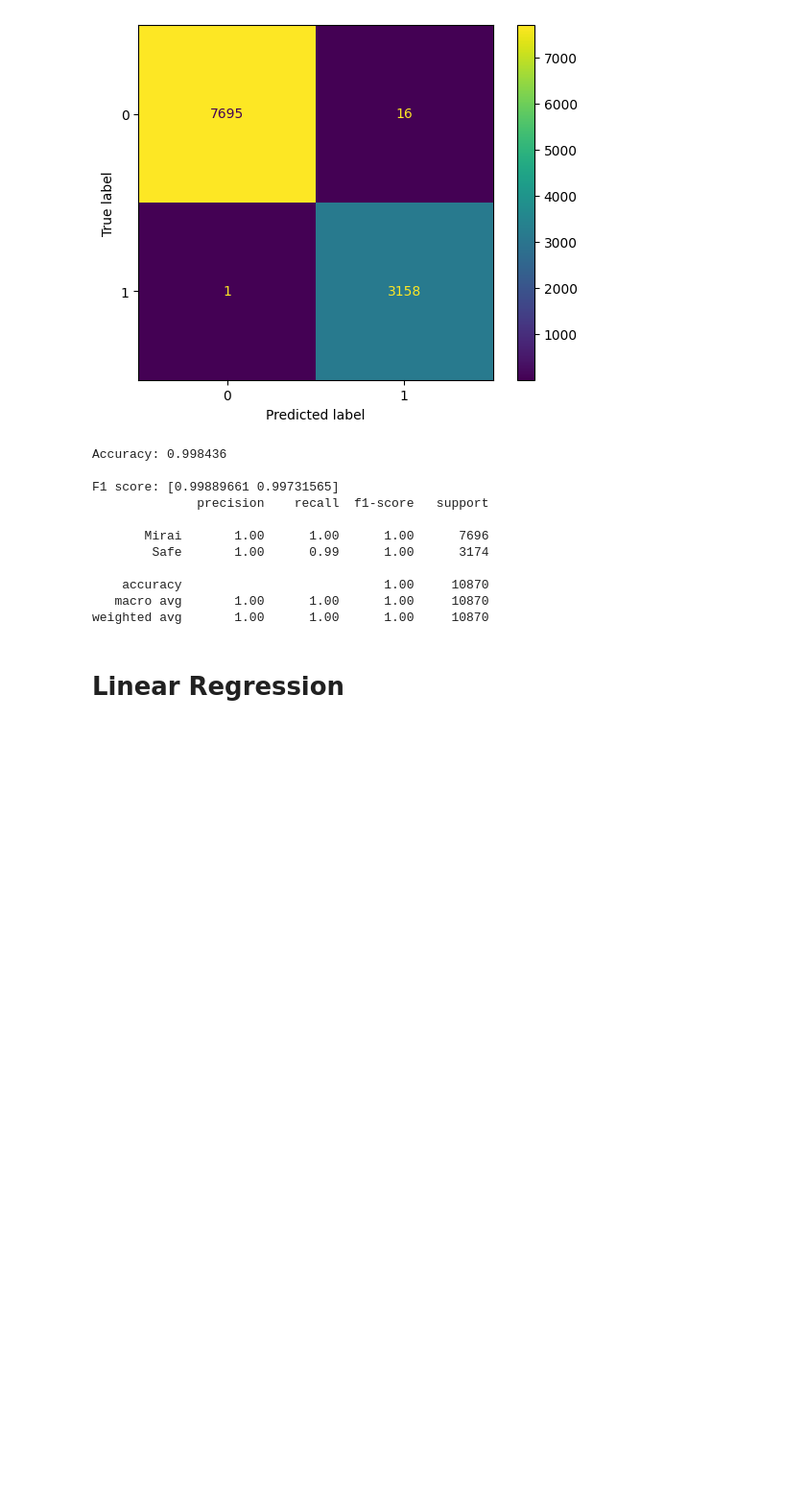
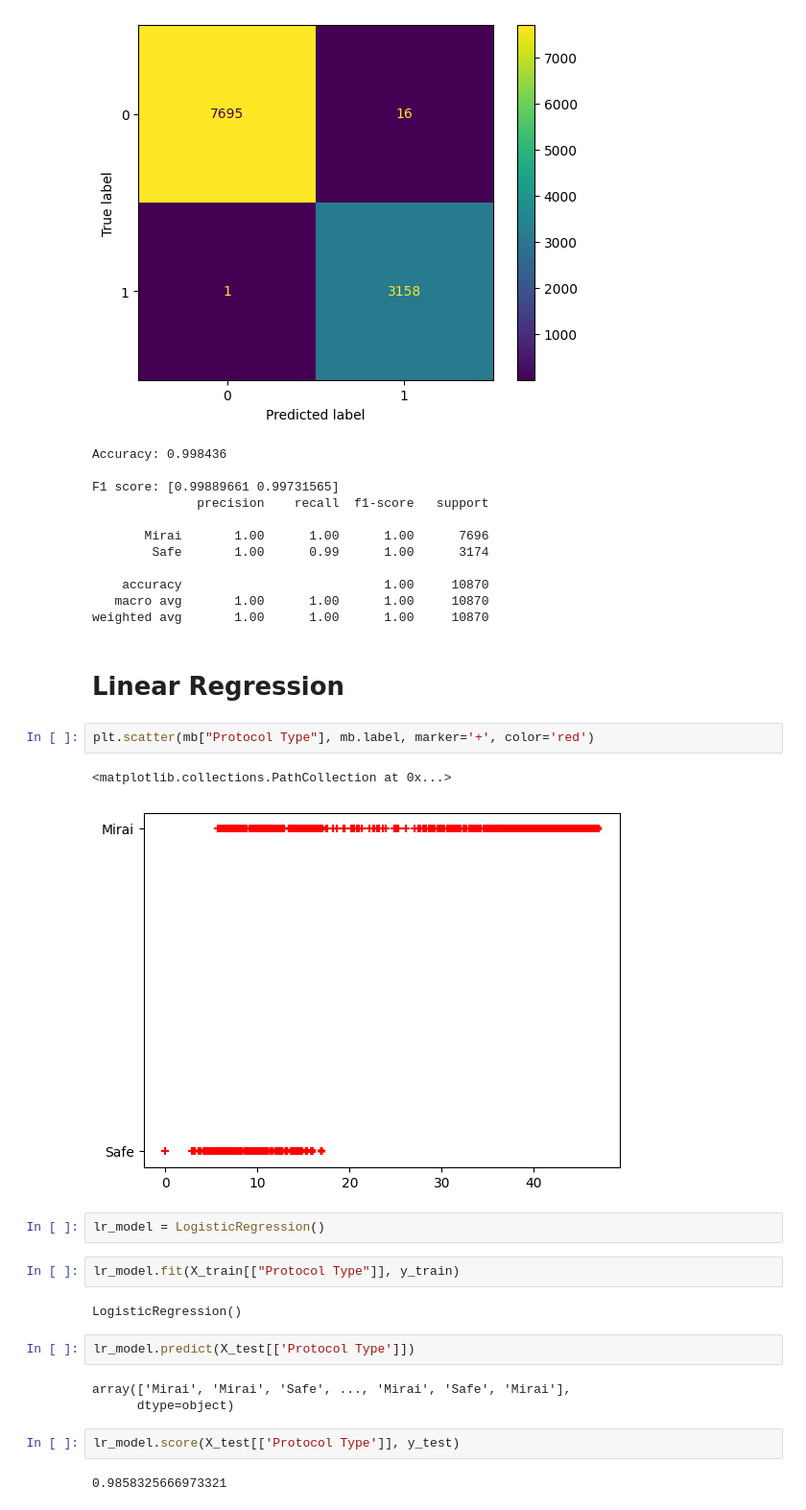
Before and after one commit to Antech15/LAEP-Project, a Jupyter notebook: LAEP_Project.ipynb, the cells around one changed output. Shown at 96% size. Drawn from its saved outputs; the diff is of its cells as text; blank space fills up the shorter version.

Commit message:
Started Logistic Regression

```diff
--- a/LAEP_Project.ipynb
+++ b/LAEP_Project.ipynb
@@ -484,3 +484,23 @@ F1 score: [0.99889661 0.99731565]
 weighted avg       1.00      1.00      1.00     10870
 # %% [markdown]
 # Linear Regression
+# %%
+plt.scatter(mb["Protocol Type"], mb.label, marker='+', color='red')
+# %% [output]
+<matplotlib.collections.PathCollection at 0x...>
+[figure, added]
+# %%
+lr_model = LogisticRegression()
+# %%
+lr_model.fit(X_train[["Protocol Type"]], y_train)
+# %% [output]
+LogisticRegression()
+# %%
+lr_model.predict(X_test[['Protocol Type']])
+# %% [output]
+array(['Mirai', 'Mirai', 'Safe', ..., 'Mirai', 'Safe', 'Mirai'],
+      dtype=object)
+# %%
+lr_model.score(X_test[['Protocol Type']], y_test)
+# %% [output]
+0.9858325666973321
```
Also changed, not shown: parts of 10 cells of this notebook.
